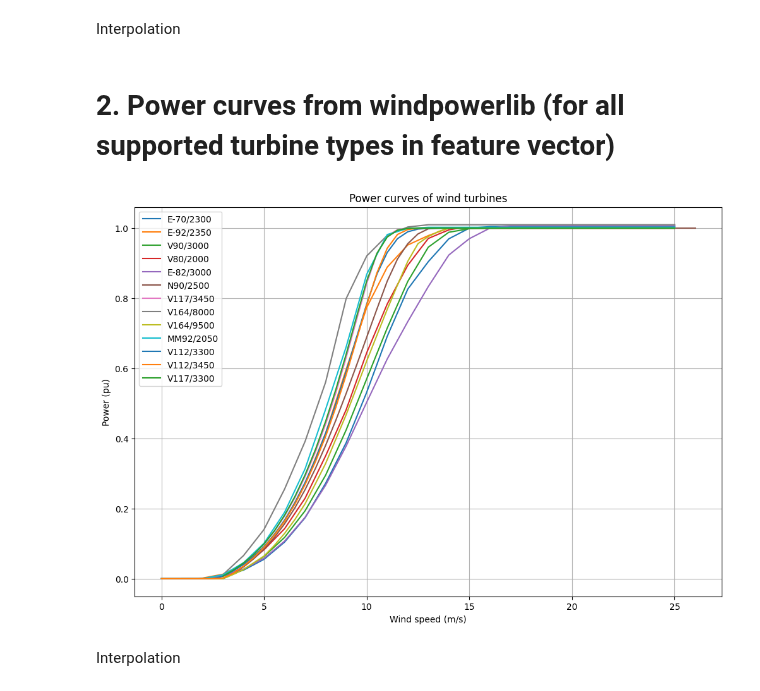
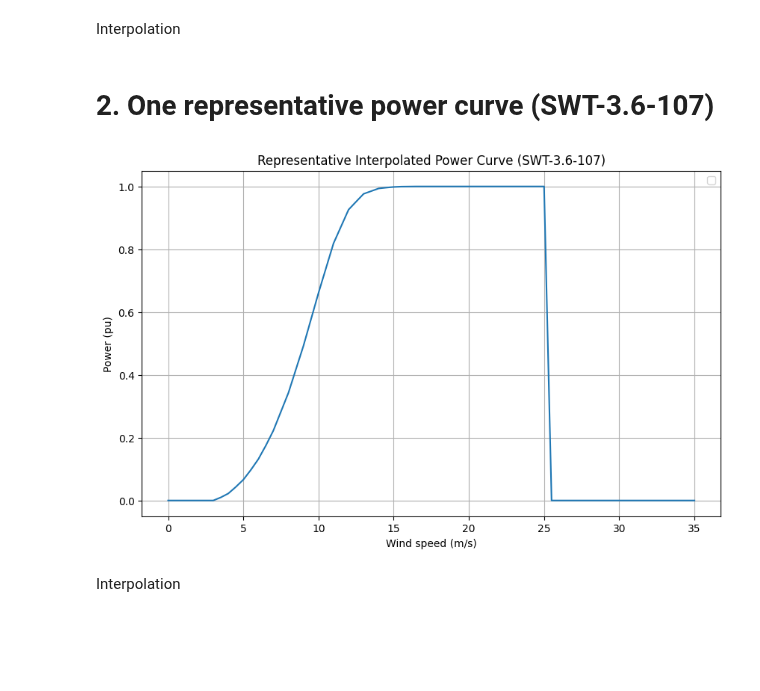
Before and after one commit to el-gif/Webapp, a Jupyter notebook: Benchmarking power curve.ipynb, the cells around one changed output. Cells and saved outputs as stored; diff of their text form; code cells hidden in the pictures; blank space fills up the shorter version.

```diff
--- a/Benchmarking power curve.ipynb
+++ b/Benchmarking power curve.ipynb
@@ -152,52 +176,0 @@ predicted_power_output_1 = interpolation_function(wind_speeds_data) * capacities
-# %% [markdown]
-<h1>2. Power curves from windpowerlib (for all supported turbine types in feature vector)
-# %%
-from windpowerlib import WindTurbine
-from windpowerlib import data as wt
-import matplotlib.pyplot as plt
-
-# Annahme: turbine_types_set ist bereits definiert und enthält die zu prüfenden Turbinen-Typen
-turbine_types_set = set(all_turbine_types)
-
-# Turbinendaten abrufen
-turbine_data = wt.get_turbine_types(print_out=False)
-
-# Liste zum Speichern der erstellten WindTurbine-Objekte
-wind_turbines = []
-wind_turbines_names = []
-
-# Schleife über alle Turbinentypen im Set
-for turbine_type in turbine_types_set:
-    # Prüfen, ob der Turbinentyp in den Daten existiert
-    if turbine_type in turbine_data['turbine_type'].values:
-
-        hub_height = 100  # Nabenhöhe irrelevant für power curve
-
-        # Definition des WindTurbine-Dictionaries
-        turbine_dict = {
-            'turbine_type': turbine_type,
-            'hub_height': hub_height
-        }
-
-        # Dynamische Erstellung des WindTurbine-Objekts
-        wind_turbine = WindTurbine(**turbine_dict)
-
-        # Hinzufügen zur Liste
-        wind_turbines.append(wind_turbine)
-        wind_turbines_names.append(turbine_type)
-
-# Plot der Power Curves
-plt.figure(figsize=(12, 8))
-for turbine in wind_turbines:
-    if turbine.power_curve is not None:
-        plt.plot(turbine.power_curve['wind_speed'], turbine.power_curve['value'] / turbine.nominal_power,
-                 label=turbine.turbine_type)
-
-plt.xlabel('Wind speed (m/s)')
-plt.ylabel('Power (pu)')
-plt.title('Power curves of wind turbines')
-plt.legend()
-plt.grid(True)
-plt.show()
-# %% [output]
-[figure, removed]
@@ -204,2 +205,19 @@ plt.show()
+# %% [markdown]
+<h1>2. One representative power curve (SWT-3.6-107)
+# %%
+import numpy as np
+import matplotlib.pyplot as plt
+
+# Plot der diskreten und interpolierten Power Curve
+plt.figure(figsize=(10, 6))
+plt.plot(np.array(default_power_curve[0]), np.array(default_power_curve[1]) / max(default_power_curve[1]))
+plt.xlabel('Wind speed (m/s)')
+plt.ylabel('Power (pu)')
+plt.title('Representative Interpolated Power Curve (SWT-3.6-107)')
+plt.legend()
+plt.grid(True)
+plt.show()
+# %% [output]
+[figure, added]
 # %% [markdown]
 Interpolation
```
Also changed, not shown: parts of 29 cells of this notebook, 2 other files.
